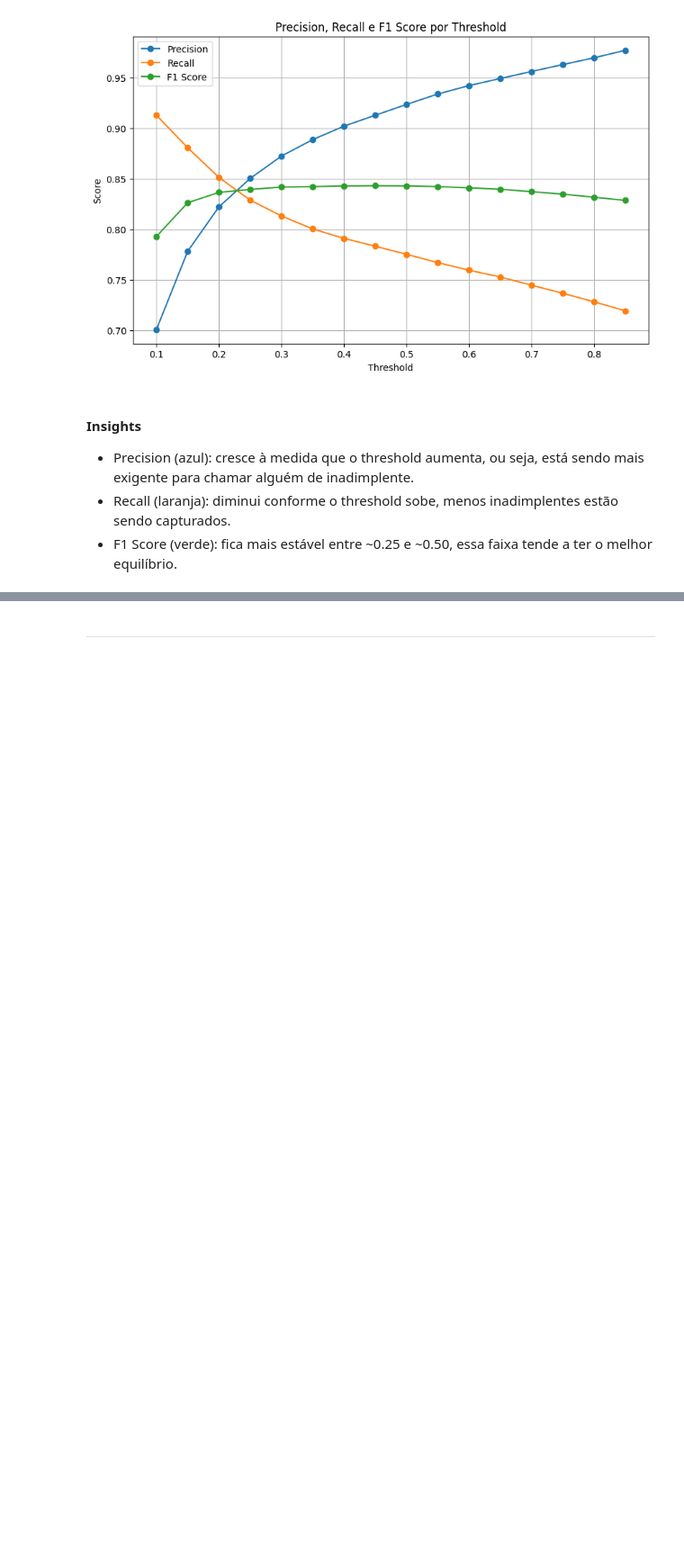
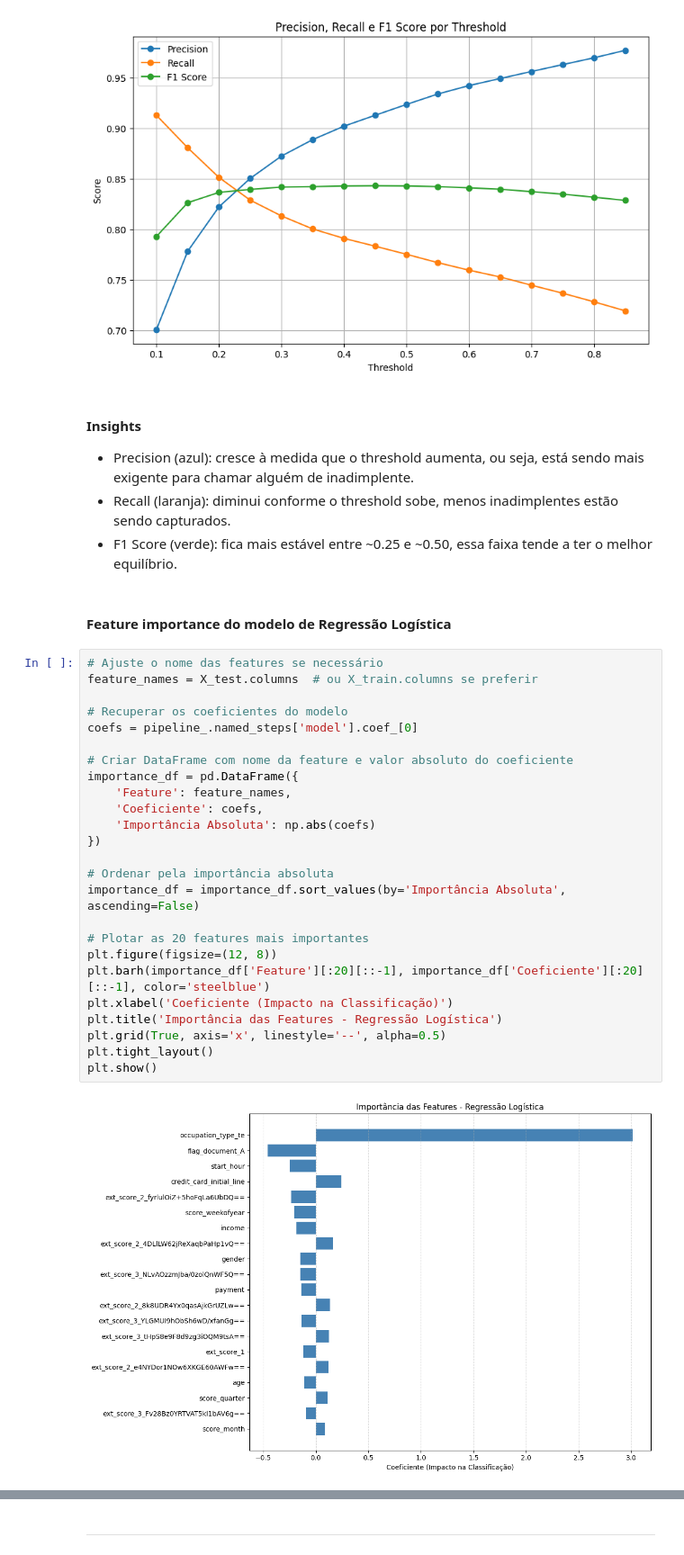
Before and after one commit to josieleferreira/credito_fintech, a Jupyter notebook: notebooks/Experimentos.ipynb, the cells around one changed output, grey strips where cells are left out. Shown at 90% size. Drawn from its saved outputs; the diff is of its cells as text; blank space fills up the shorter version.

```diff
--- a/notebooks/predictive_model.ipynb
+++ b/notebooks/Experimentos.ipynb
@@ -613,3 +611,32 @@ plt.show()
 - Precision (azul): cresce à medida que o threshold aumenta, ou seja,  está sendo mais exigente para chamar alguém de inadimplente.
 - Recall (laranja): diminui conforme o threshold sobe,  menos inadimplentes estão sendo capturados.
 - F1 Score (verde): fica mais estável entre ~0.25 e ~0.50, essa faixa tende a ter o melhor equilíbrio.
+# %% [markdown]
+#### Feature importance do modelo de Regressão Logística
+# %%
+# Ajuste o nome das features se necessário
+feature_names = X_test.columns  # ou X_train.columns se preferir
+
+# Recuperar os coeficientes do modelo
+coefs = pipeline_.named_steps['model'].coef_[0]
+
+# Criar DataFrame com nome da feature e valor absoluto do coeficiente
+importance_df = pd.DataFrame({
+    'Feature': feature_names,
+    'Coeficiente': coefs,
+    'Importância Absoluta': np.abs(coefs)
+})
+
+# Ordenar pela importância absoluta
+importance_df = importance_df.sort_values(by='Importância Absoluta', ascending=False)
+
+# Plotar as 20 features mais importantes
+plt.figure(figsize=(12, 8))
+plt.barh(importance_df['Feature'][:20][::-1], importance_df['Coeficiente'][:20][::-1], color='steelblue')
+plt.xlabel('Coeficiente (Impacto na Classificação)')
+plt.title('Importância das Features - Regressão Logística')
+plt.grid(True, axis='x', linestyle='--', alpha=0.5)
+plt.tight_layout()
+plt.show()
+# %% [output]
+[figure, added]
```
Also changed, not shown: parts of 8 cells of this notebook.
